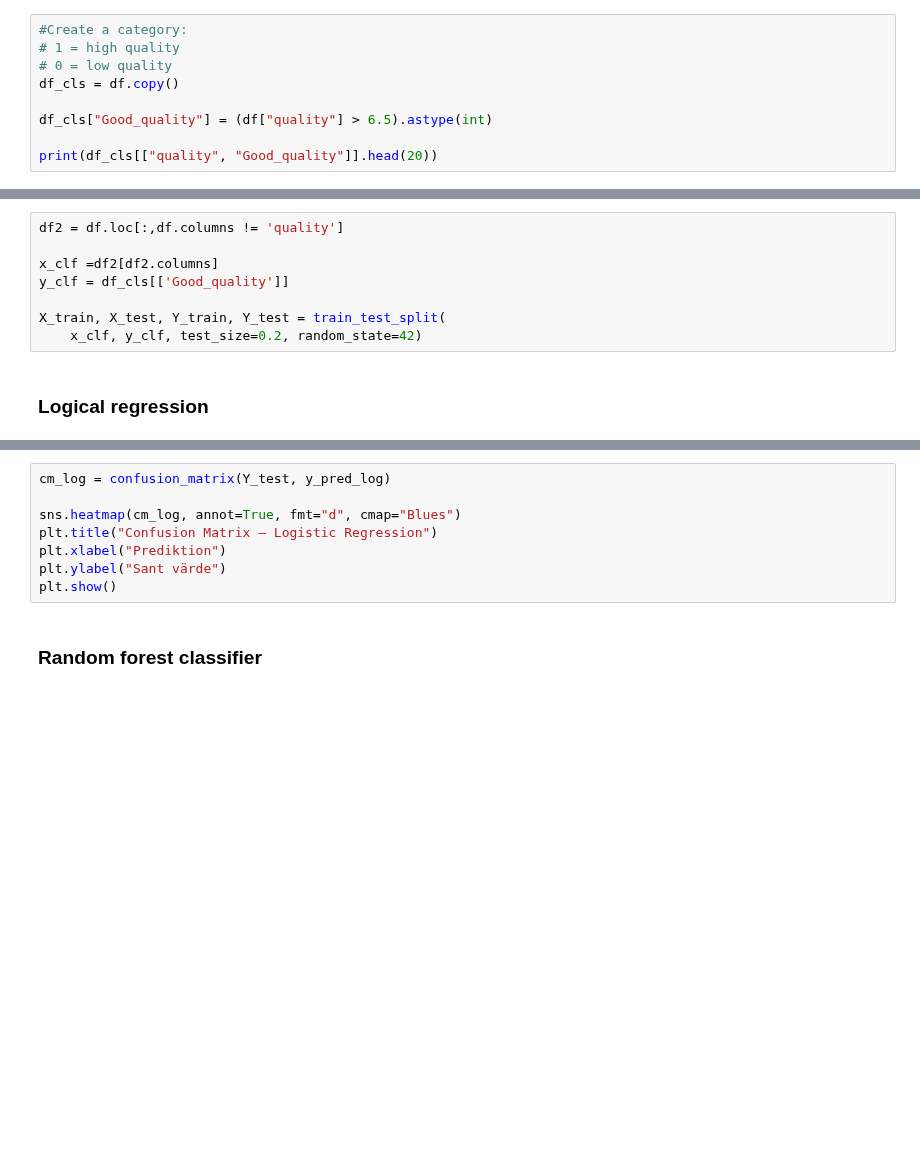
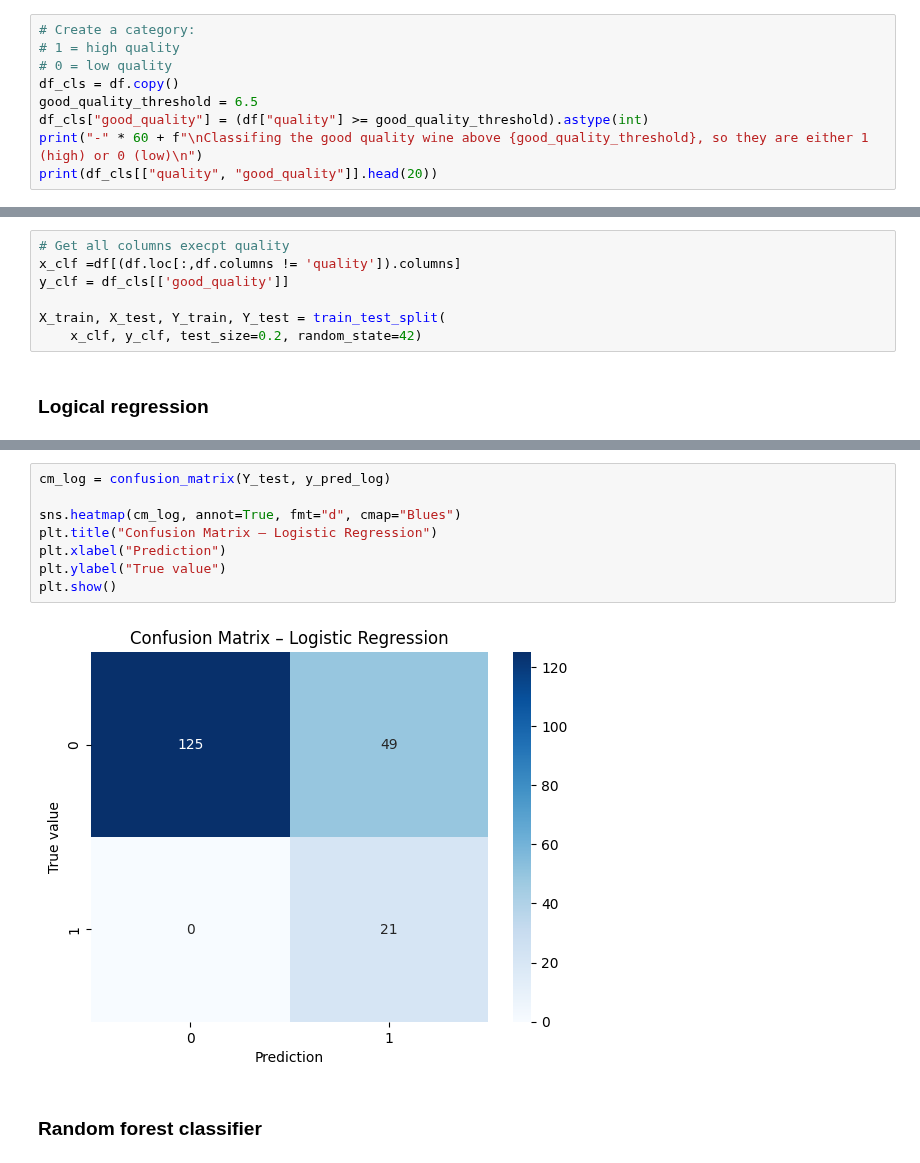
Before and after one commit to Azzure45/big-data-iot-labs, a Jupyter notebook: mini-projekt/mini-project-anton-mahdi.ipynb, the cells around one changed output, grey strips where cells are left out. Drawn from its saved outputs; the diff is of its cells as text; blank space fills up the shorter version.

```diff
--- a/mini-projekt/mini-project-anton-mahdi.ipynb
+++ b/mini-projekt/mini-project-anton-mahdi.ipynb
@@ -122,11 +200,11 @@ print(" libary imported!")
 # %% [markdown]
 ### Classifing
 # %%
-#Create a category:
+# Create a category:
 # 1 = high quality
 # 0 = low quality
 df_cls = df.copy()
-
-df_cls["Good_quality"] = (df["quality"] > 6.5).astype(int)
-
-print(df_cls[["quality", "Good_quality"]].head(20))
+good_quality_threshold = 6.5
+df_cls["good_quality"] = (df["quality"] >= good_quality_threshold).astype(int)
+print("-" * 60 + f"\nClassifing the good quality wine above {good_quality_threshold}, so they are either 1 (high) or 0 (low)\n")
+print(df_cls[["quality", "good_quality"]].head(20))
@@ -133,8 +229,7 @@ print(df_cls[["quality", "Good_quality"]].head(20))
 # %%
-df2 = df.loc[:,df.columns != 'quality']
-
-x_clf =df2[df2.columns]
-y_clf = df_cls[['Good_quality']]
+# Get all columns execpt quality
+x_clf =df[(df.loc[:,df.columns != 'quality']).columns]
+y_clf = df_cls[['good_quality']]
 
 X_train, X_test, Y_train, Y_test = train_test_split(
     x_clf, y_clf, test_size=0.2, random_state=42)
@@ -161,11 +268,13 @@ print("Recall:", recall)
 # %%
 cm_log = confusion_matrix(Y_test, y_pred_log)
 
 sns.heatmap(cm_log, annot=True, fmt="d", cmap="Blues")
 plt.title("Confusion Matrix – Logistic Regression")
-plt.xlabel("Prediktion")
-plt.ylabel("Sant värde")
+plt.xlabel("Prediction")
+plt.ylabel("True value")
 plt.show()
+# %% [output]
+[figure, added]
 # %% [markdown]
 ### Random forest classifier
 # %%
```
Also changed, not shown: parts of 16 cells of this notebook.
